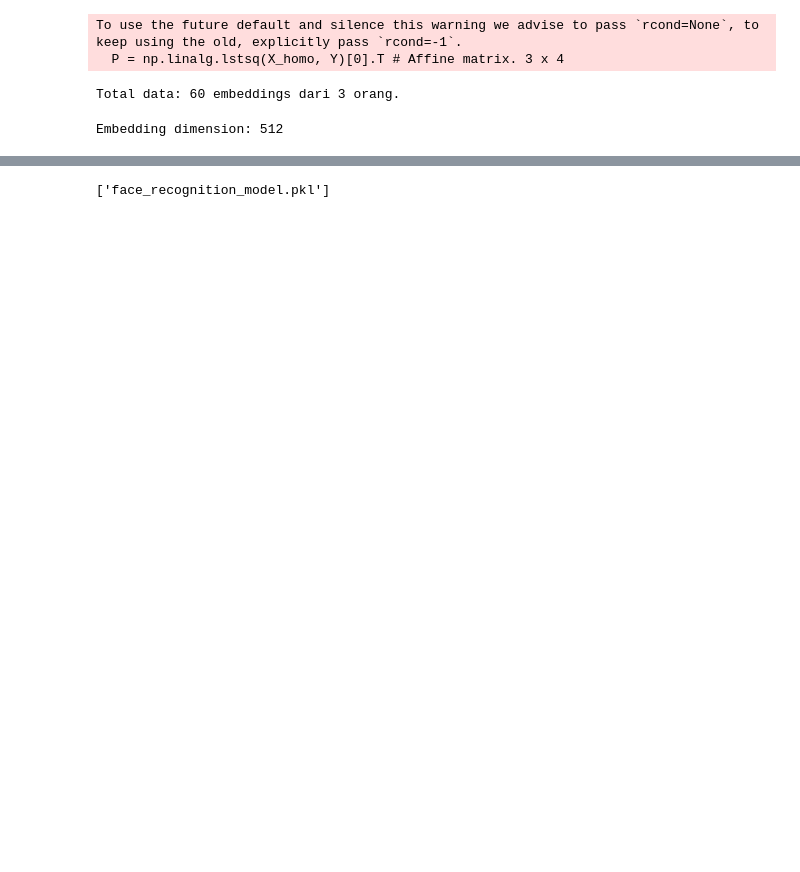
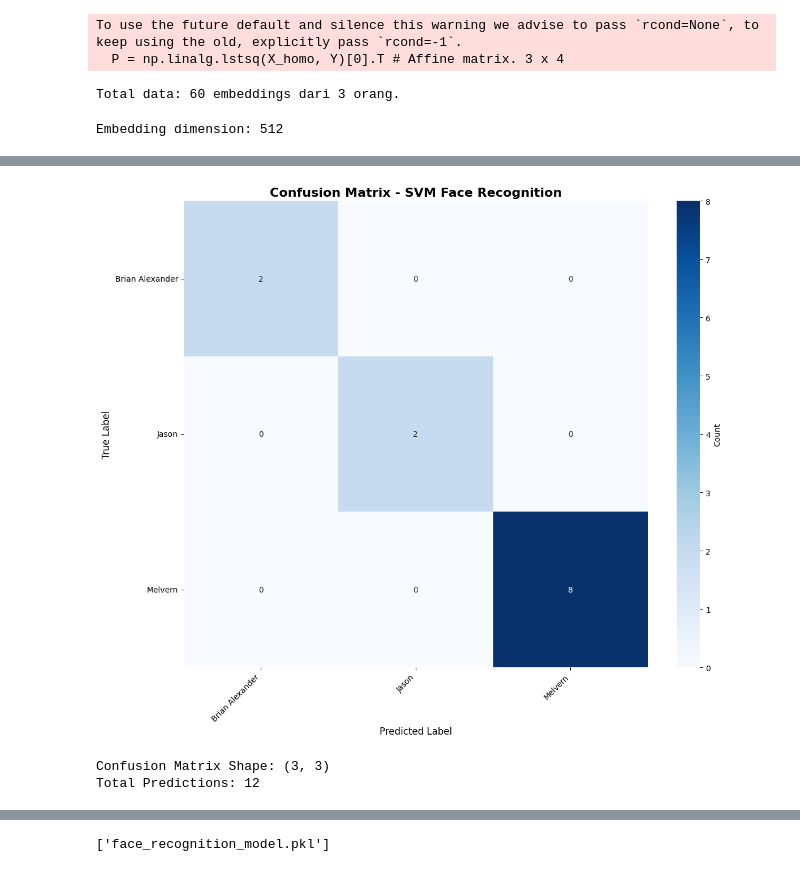
Before and after one commit to jason32456/Final_Project_Computer_Vision, a Jupyter notebook: Insightface/train.ipynb, the cells around one changed output, grey strips where cells are left out. Cells and saved outputs as stored; diff of their text form; code cells hidden in the pictures; blank space fills up the shorter version.

```diff
--- a/Insightface/train.ipynb
+++ b/Insightface/train.ipynb
@@ -92,5 +25,5 @@ for class_name in os.listdir(input_root):
 # %%
-dataset_path = 'dataset_augmented'  # ganti dengan path dataset Anda
+dataset_path = '../dataset_augmented'
 # %%
 # 2. Load dataset & generate embedding
 X = []  # embeddings
@@ -147,0 +120,24 @@ Validation accuracy: 1.0
+# %%
+# Create confusion matrix
+cm = confusion_matrix(y_val, y_val_pred)
+
+# Plot confusion matrix
+plt.figure(figsize=(12, 10))
+sns.heatmap(cm, annot=True, fmt='d', cmap='Blues',
+            xticklabels=clf.classes_, yticklabels=clf.classes_,
+            cbar_kws={'label': 'Count'})
+plt.title('Confusion Matrix - SVM Face Recognition', fontsize=16, fontweight='bold')
+plt.ylabel('True Label', fontsize=12)
+plt.xlabel('Predicted Label', fontsize=12)
+plt.xticks(rotation=45, ha='right')
+plt.yticks(rotation=0)
+plt.tight_layout()
+plt.savefig('confusion_matrix.png', dpi=300, bbox_inches='tight')
+plt.show()
+
+print(f"\nConfusion Matrix Shape: {cm.shape}")
+print(f"Total Predictions: {cm.sum()}")
+# %% [output]
+[figure, added]
+Confusion Matrix Shape: (3, 3)
+Total Predictions: 12
```
Also changed, not shown: parts of 7 cells of this notebook, 8 other files.
